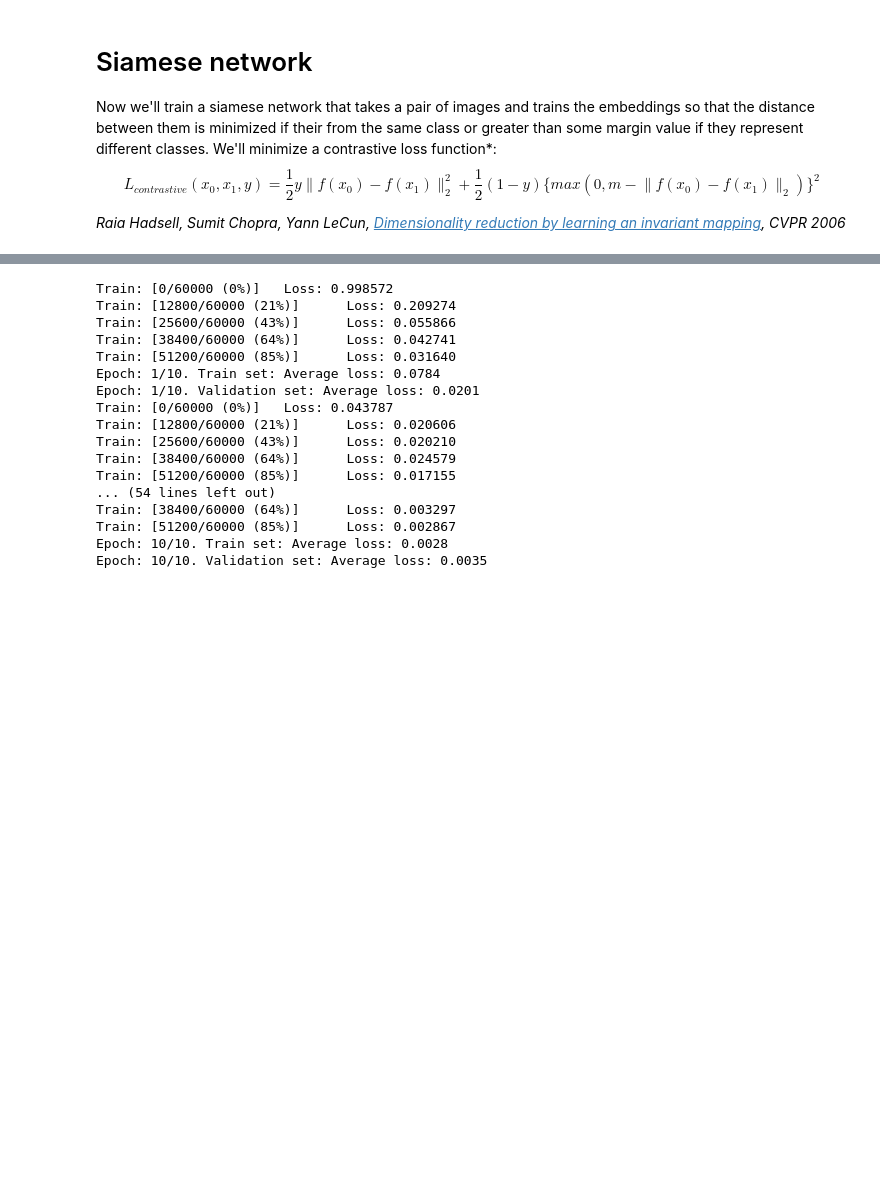
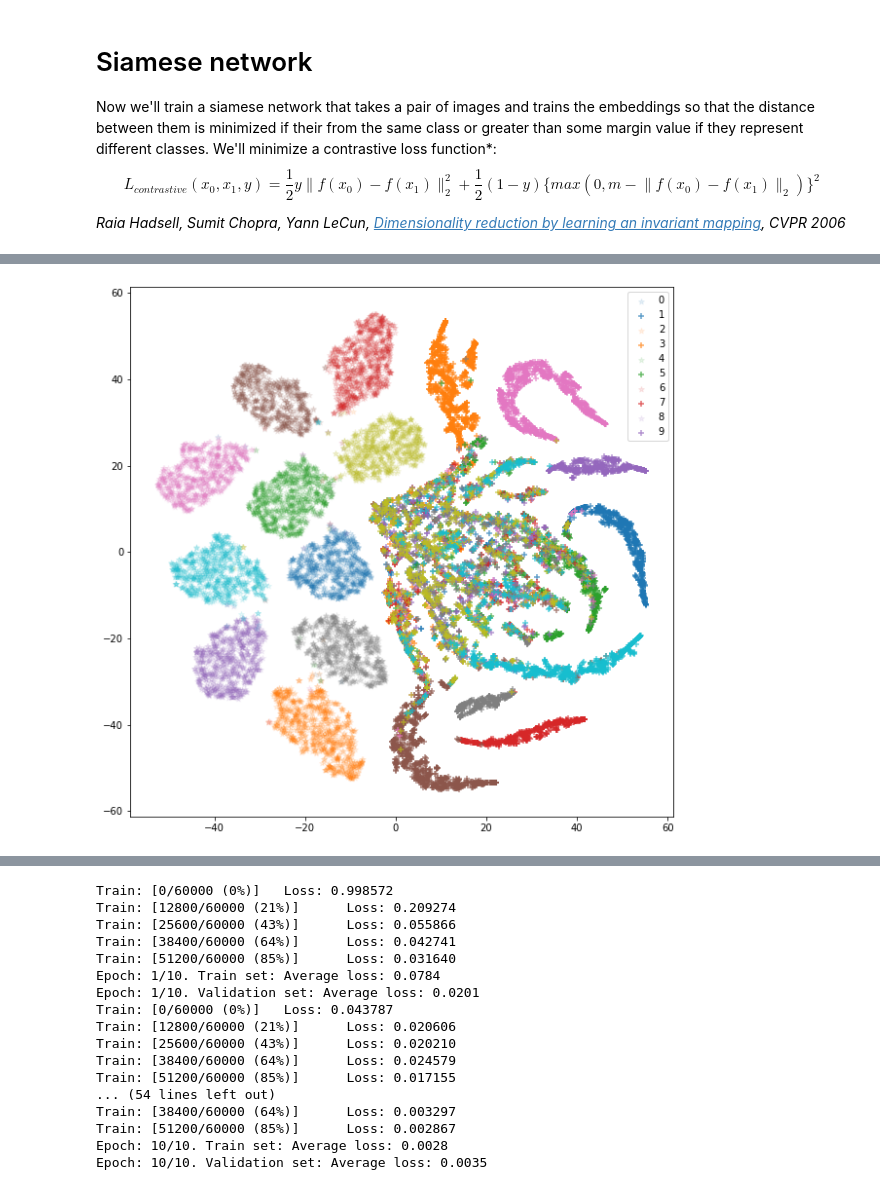
Before and after one commit to dugu9sword/siamese-triplet, a Jupyter notebook: Experiments_MNIST.ipynb, the cells around one changed output, grey strips where cells are left out. Cells and saved outputs as stored; diff of their text form; code cells hidden in the pictures; blank space fills up the shorter version.

```diff
--- a/Experiments_MNIST.ipynb
+++ b/Experiments_MNIST.ipynb
@@ -179,6 +192,7 @@ Epoch: 10/10. Validation set: Average loss: 0.0026
 # %%
 # train_embeddings_cl, train_labels_cl = extract_embeddingsx(train_loader, model)
 # plot_embeddings(train_embeddings_cl, train_labels_cl)
-val_embeddings_cl, val_labels_cl = extract_embeddingsx(test_loader, model, 'pca')
-plot_embeddings(val_embeddings_cl, val_labels_cl)
+val_embeddings, val_labels = extract_embeddingsx(test_loader, siam_model)
+raw_2d = reduce_dimension(val_embeddings, 'tsne')
+# plot_embeddings(raw_2d, val_labels)
 # %% [output]
@@ -186,17 +218,0 @@ plot_embeddings(val_embeddings_cl, val_labels_cl)
-# %%
-# print(next(embedding_net.parameters())[0])
-set_grad(embedding_net, False)
-model = ClassificationNetX(embedding_net, n_classes=n_classes)
-if cuda:
-    model.cuda()
-loss_fn = torch.nn.NLLLoss()
-# loss_fn = torch.nn.MultiMarginLoss(p=1, margin=0)
-lr = 1e-3
-optimizer = optim.Adam(model.parameters(), lr=lr)
-scheduler = lr_scheduler.StepLR(optimizer, 4, gamma=0.1, last_epoch=-1)
-n_epochs = 5
-log_interval = 50
-
-fit(train_loader, test_loader, model, loss_fn, optimizer, scheduler, n_epochs, cuda, log_interval, metrics=[AccumulatedAccuracyMetric()])
-set_grad(embedding_net, True)
-# print(next(embedding_net.parameters())[0])
@@ -256,0 +226,4 @@ metric[0].value()
+# %%
+# siam_model = train_metric_net(siam_embedding_net)
+adv_reprs, metric = fgsm_attack(0.3, test_loader, base_model, torch.nn.NLLLoss(), cuda, [AccumulatedAccuracyMetric()])
+metric[0].value()
@@ -256,0 +232,6 @@ metric[0].value()
+# %%
+# val_embeddings.shape
+cat_reprs = np.concatenate([val_embeddings, adv_reprs])
+cat_2d = reduce_dimension(cat_reprs, 'tsne')
+# adv_2d = reduce_dimension(adv_reprs, "tsne")
+# plot_embeddings(adv_2d, val_labels_cl)
@@ -256,0 +259,8 @@ metric[0].value()
+# %%
+from utils import plot_embeddings_v2
+plot_embeddings_v2(cat_2d, val_labels_cl)
+
+# plot_embeddings(cat_2d[:10000], val_labels_cl)
+# plot_embeddings(cat_2d[10000:], val_labels_cl)
+# %% [output]
+[figure, added]
```
Also changed, not shown: parts of 17 cells of this notebook, 18 other files.
